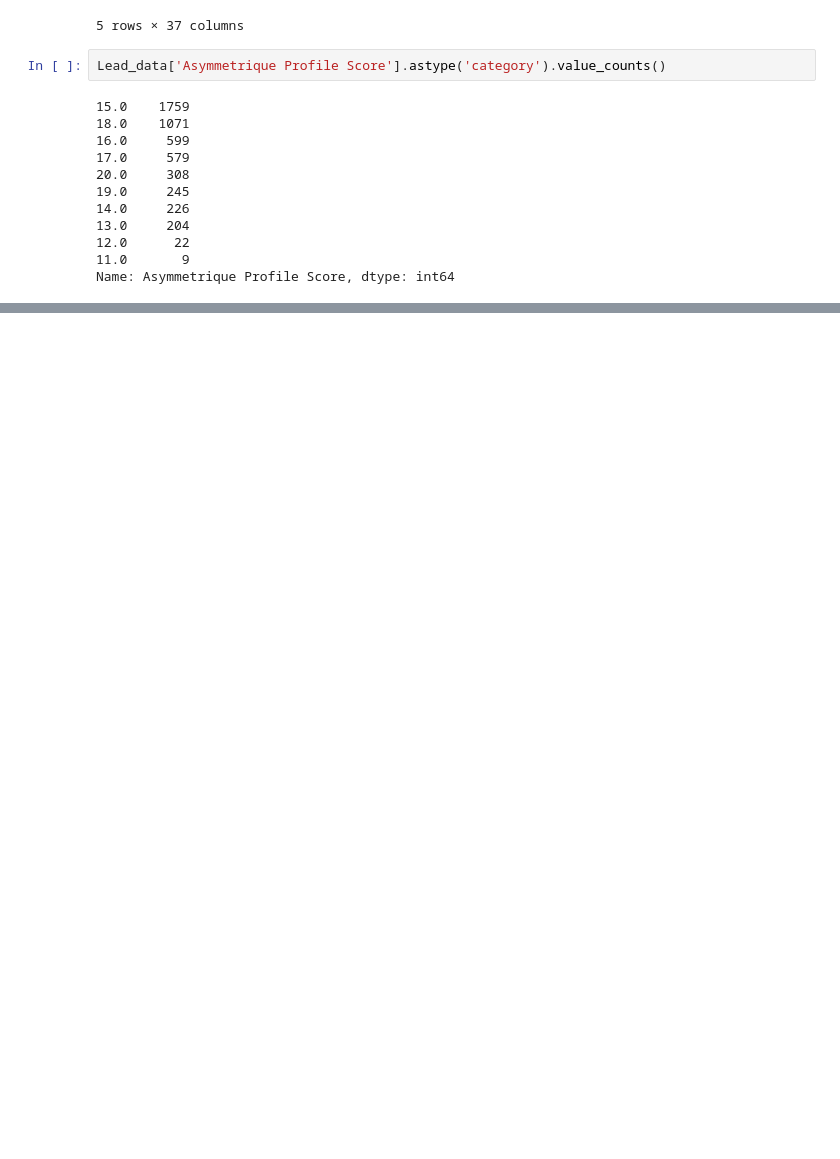
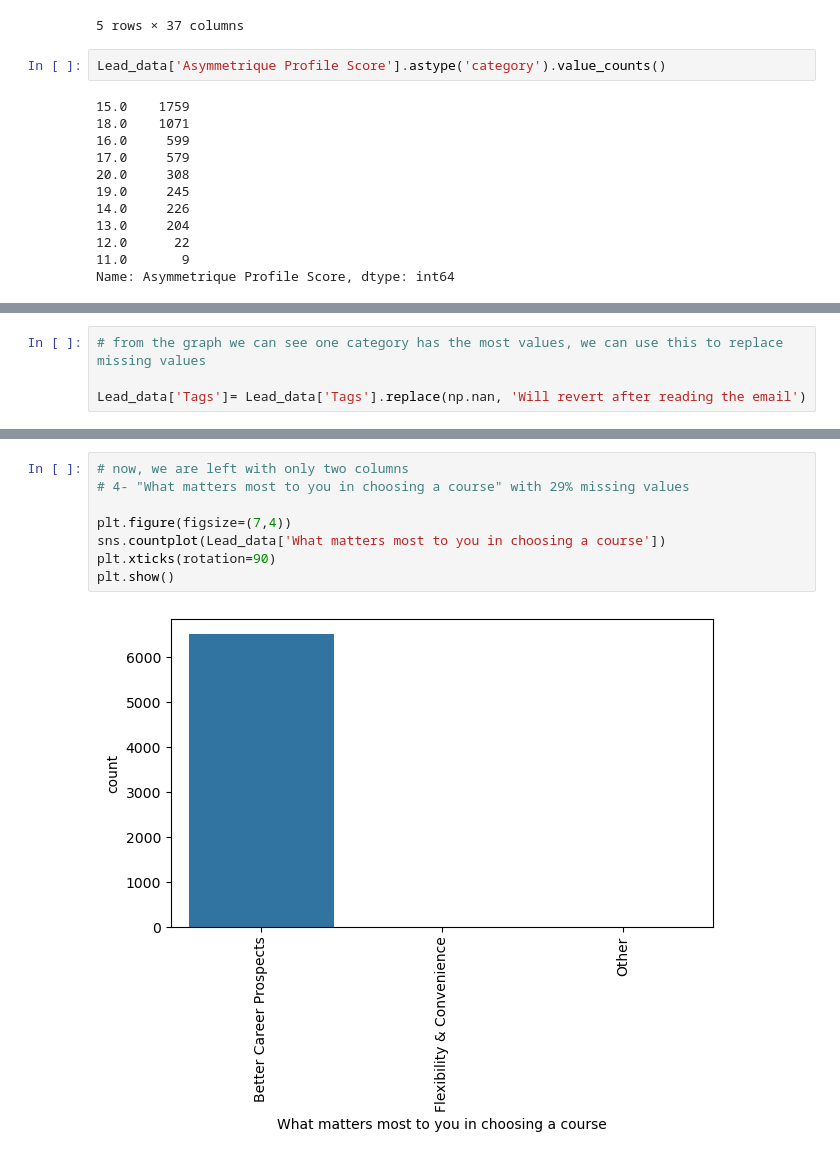
Before and after one commit to sanjeeta99/Lead_Score, a Jupyter notebook: Lead_score.ipynb, the cells around one changed output, grey strips where cells are left out. Cells and saved outputs as stored; diff of their text form; blank space fills up the shorter version.

```diff
--- a/Lead_score.ipynb
+++ b/Lead_score.ipynb
@@ -117,0 +269,4 @@ Lead_data.head()
+# %%
+# from the graph we can see one category has the most values, we can use this to replace missing values
+
+Lead_data['Tags']= Lead_data['Tags'].replace(np.nan, 'Will revert after reading the email')
@@ -117,0 +293,10 @@ Lead_data.head()
+# %%
+# now, we are left with only two columns
+# 4- "What matters most to you in choosing a course" with 29% missing values
+
+plt.figure(figsize=(7,4))
+sns.countplot(Lead_data['What matters most to you in choosing a course'])
+plt.xticks(rotation=90)
+plt.show()
+# %% [output]
+[figure, added]
```
Also changed, not shown: parts of 28 cells of this notebook.
